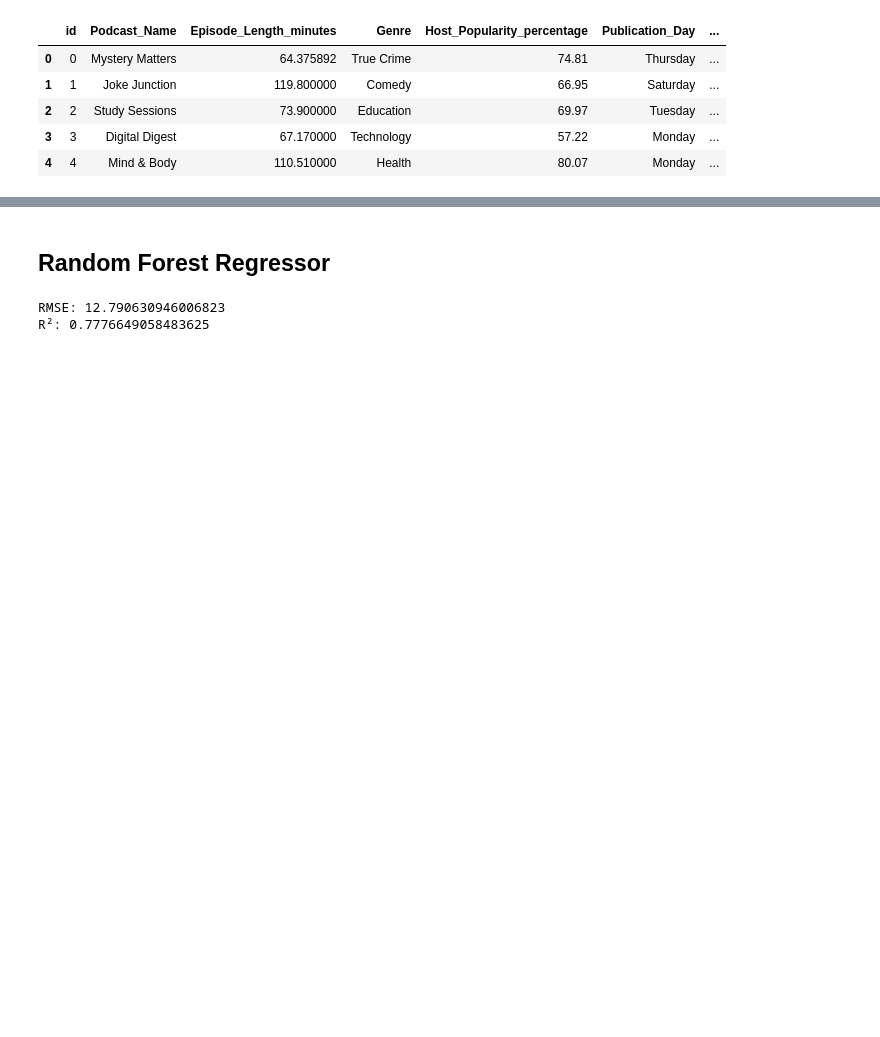
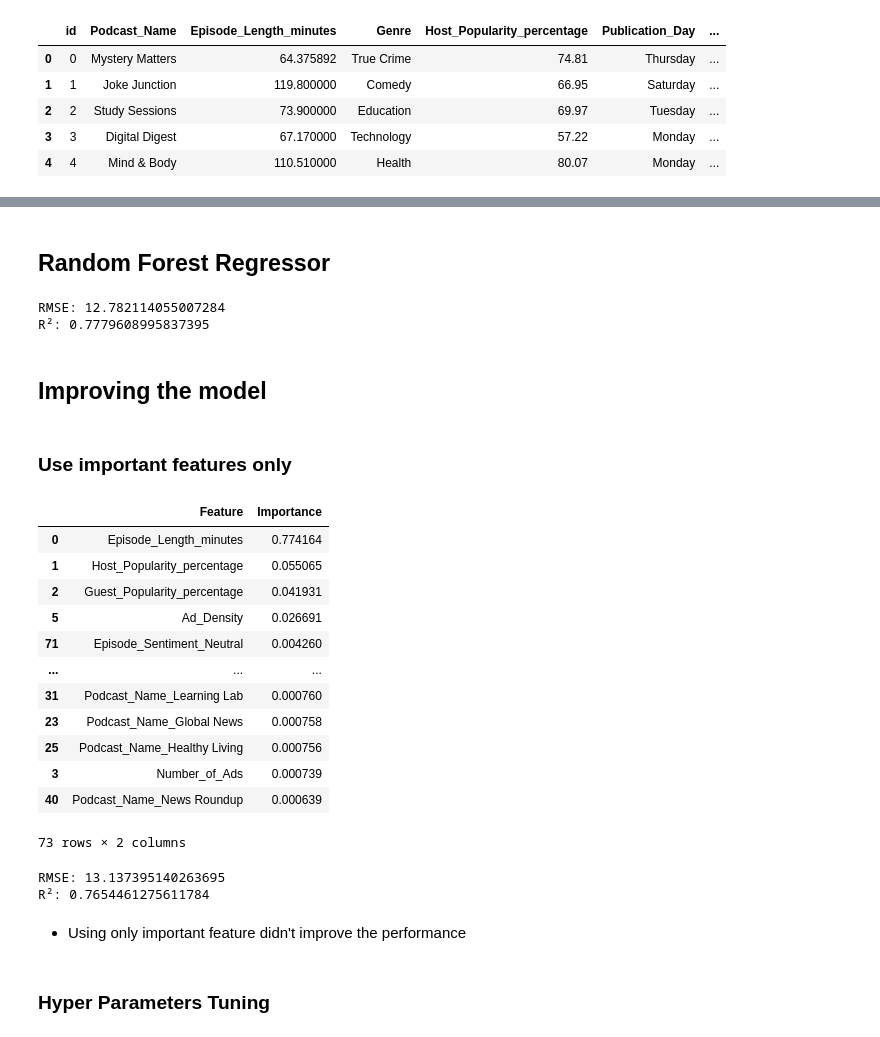
Before and after one commit to Elvis-Jekir/podcast_prediction, a Jupyter notebook: Podcast_Prediction_Listening_rf.ipynb, the cells around one changed output, grey strips where cells are left out. Saved outputs shown, nothing was run; the diff lists cells and outputs as text; code cells hidden in the pictures; blank space fills up the shorter version.

Commit message:
updared random forest

```diff
--- a/Podcast_Prediction_Listening_rf.ipynb
+++ b/Podcast_Prediction_Listening_rf.ipynb
@@ -481,3 +452,7 @@ print("✅ Data Cleaning Completed Successfully")
+# %%
+# Calculate Ad Density as the number of ads divided by the episode length
+train_df['Ad_Density'] = train_df['Number_of_Ads'] / train_df['Episode_Length_minutes']
+test_df['Ad_Density'] = test_df['Number_of_Ads'] / test_df['Episode_Length_minutes']
 # %%
 train_df.head()
 # %% [output]
@@ -522,12 +507,11 @@ test_df = encoded_combined_df.iloc[len(test_df):, :]
-# %% [markdown]
-## Random Forest Regressor
+# %% [markdown]
+## Random Forest Regressor
 # %%
 from sklearn.model_selection import train_test_split
 from sklearn.ensemble import RandomForestRegressor
 from sklearn.metrics import mean_squared_error, r2_score
 
-# Split dataset
-X_train, X_test, y_train, y_test = train_test_split(X, y, test_size=0.2, random_state=42)
+X_train, X_test, y_train, y_test = train_test_split(X_preprocessed, y, test_size=0.2, random_state=42)
 
 rf_model = RandomForestRegressor(n_estimators=100, random_state=42)
 rf_model.fit(X_train, y_train)
@@ -540,5 +524,33 @@ r2 = r2_score(y_test, y_pred)
 print(f"RMSE: {rmse}")
 print(f"R²: {r2}")
 # %% [output]
-RMSE: 12.790630946006823
-R²: 0.7776649058483625
+RMSE: 12.782114055007284
+R²: 0.7779608995837395
+# %% [markdown]
+## Improving the model
+# %% [markdown]
+### Use important features only
+# %%
+importances = rf_model.feature_importances_
+
+importance_df = pd.DataFrame({
+    "Feature": X_train.columns,
+    "Importance": importances
+})
+
+importance_df = importance_df.sort_values(by="Importance", ascending=False)
+importance_df
+# %% [output]
+|  | Feature | Importance |
+| 0 | Episode_Length_minutes | 0.774164 |
+| 1 | Host_Popularity_percentage | 0.055065 |
+| 2 | Guest_Popularity_percentage | 0.041931 |
+| 5 | Ad_Density | 0.026691 |
+| 71 | Episode_Sentiment_Neutral | 0.004260 |
+| ... | ... | ... |
+| 31 | Podcast_Name_Learning Lab | 0.000760 |
+| 23 | Podcast_Name_Global News | 0.000758 |
+| 25 | Podcast_Name_Healthy Living | 0.000756 |
+| 3 | Number_of_Ads | 0.000739 |
+| 40 | Podcast_Name_News Roundup | 0.000639 |
+73 rows × 2 columns
@@ -544,0 +562,18 @@ R²: 0.7776649058483625
+# %%
+rf_model_important = RandomForestRegressor(n_estimators=100, random_state=42)
+rf_model_important.fit(X_train_important, y_train)
+
+y_pred_important = rf_model_important.predict(X_test_important)
+mse = mean_squared_error(y_test, y_pred_important)
+rmse = np.sqrt(mse)
+r2 = r2_score(y_test, y_pred_important)
+
+print(f"RMSE: {rmse}")
+print(f"R²: {r2}")
+# %% [output]
+RMSE: 13.137395140263695
+R²: 0.7654461275611784
+# %% [markdown]
+- Using only important feature didn't improve the performance
+# %% [markdown]
+### Hyper Parameters Tuning
```
Also changed, not shown: parts of 18 cells of this notebook.
